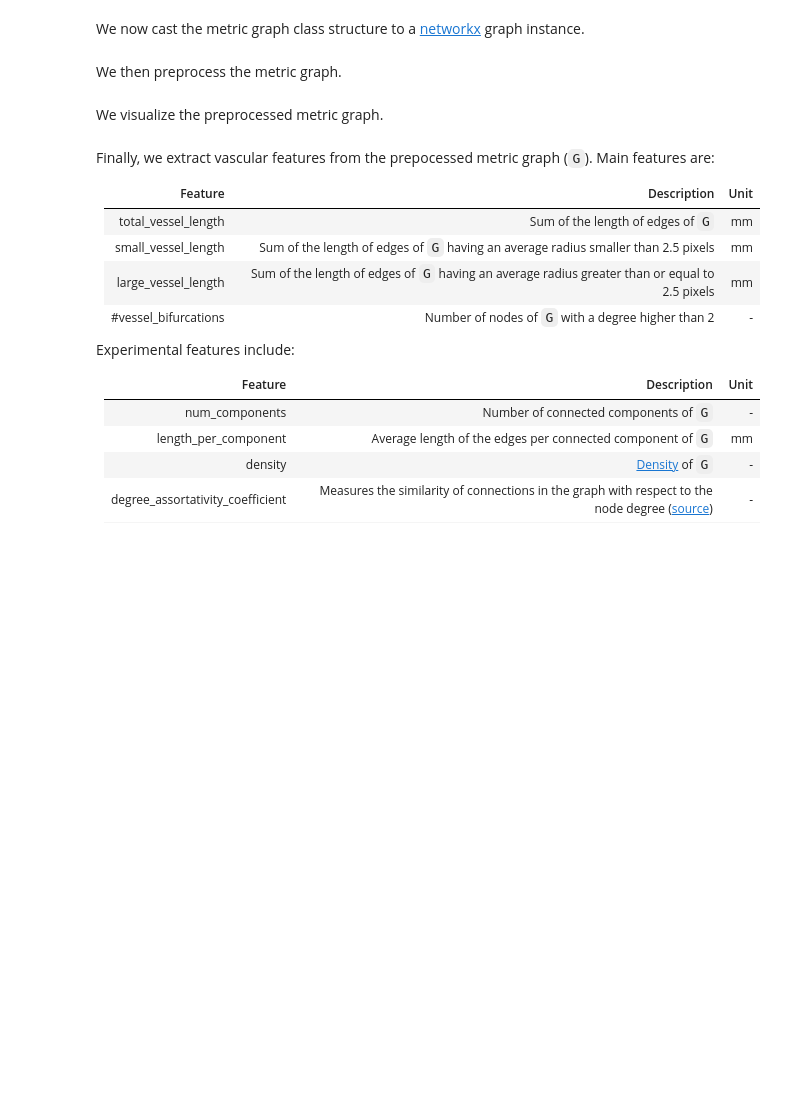
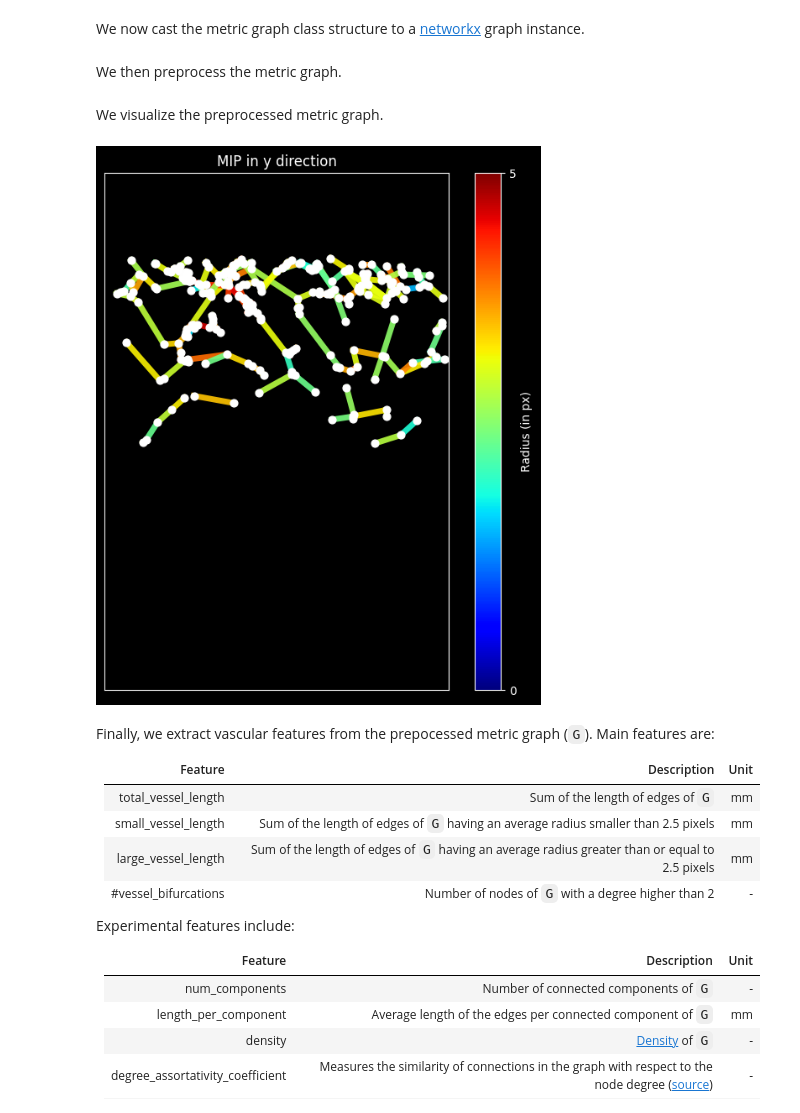
Before and after one commit to stefanhige/deepRAP, a Jupyter notebook: notebook.ipynb, the cells around one changed output. Drawn from its saved outputs; the diff is of its cells as text; code cells hidden in the pictures; blank space fills up the shorter version.

```diff
--- a/notebook.ipynb
+++ b/notebook.ipynb
@@ -429,8 +434,10 @@ model = UNet(
     dropout=True,  # not relevant for predict
 )
 
-model.load_state_dict(torch.load(model_file_layerseg))
-
+if torch.cuda.is_available():
+    model.load_state_dict(torch.load(model_file_layerseg))
+else:
+    model.load_state_dict(torch.load(model_file_layerseg, map_location=torch.device('cpu')))
 
 model.eval()
 device = torch.device("cuda" if torch.cuda.is_available() else "cpu")
@@ -1542,45 +1595,47 @@ def visualize_metric_graph(metric_graph, axis="x"):
     plt.style.use('dark_background')
     fig, ax = plt.subplots(figsize=(8, 8))
     radii = np.array([e[2]["radius"] for e in graph_clean.edges(data=True)])
-    sm = ScalarMappable(cmap='jet', norm=plt.Normalize(0, 4))#radii.max()))
+    sm = ScalarMappable(cmap='jet', norm=plt.Normalize(0, 5))
     sm.set_array(radii)
 
     for e in metric_graph.edges(data=True):
         radius = e[2]["radius"]
         if axis == "x":
-            edge = ax.plot([y for x, y, z in e[:2]], [z for x, y, z in e[:2]], linewidth=5)
+            edge = ax.plot([y for x, y, z in e[:2]], [z for x, y, z in e[:2]], linewidth=5, alpha=0.9)
         elif axis == "y":
-            edge = ax.plot([x for x, y, z in e[:2]], [z for x, y, z in e[:2]], linewidth=5)
+            edge = ax.plot([x for x, y, z in e[:2]], [z for x, y, z in e[:2]], linewidth=5, alpha=0.9)
         elif axis == "z":
-            edge = ax.plot([x for x, y, z in e[:2]], [y for x, y, z in e[:2]], linewidth=5)
+            edge = ax.plot([x for x, y, z in e[:2]], [y for x, y, z in e[:2]], linewidth=5, alpha=0.9)
         else:
             raise ValueError("Wrong axis specified.")
         edge[0].set_color(sm.to_rgba(radius))
 
     if axis == "x":
-        ax.scatter([y for x, y, z in metric_graph.nodes], [z for x, y, z in graph_clean.nodes], c="white", s=50, zorder=2.5)
+        ax.scatter([y for x, y, z in metric_graph.nodes], [z for x, y, z in graph_clean.nodes], c="white", s=40, zorder=2.5)
         xmax=171
         ymax=500
     elif axis == "y":
-        ax.scatter([x for x, y, z in metric_graph.nodes], [z for x, y, z in graph_clean.nodes], c="white", s=50, zorder=2.5)
+        ax.scatter([x for x, y, z in metric_graph.nodes], [z for x, y, z in graph_clean.nodes], c="white", s=40, zorder=2.5)
         xmax=333
         ymax=500
     elif axis == "z":
-        ax.scatter([x for x, y, z in metric_graph.nodes], [y for x, y, z in graph_clean.nodes], c="white", s=50, zorder=2.5)
+        ax.scatter([x for x, y, z in metric_graph.nodes], [y for x, y, z in graph_clean.nodes], c="white", s=40, zorder=2.5)
         xmax=333
         ymax=171
     else:
         raise ValueError("Wrong axis specified.")
 
     ax.get_xaxis().set_ticks([])
     ax.get_yaxis().set_ticks([])
     ax.set_ylim(ymin=0, ymax=ymax)
     ax.set_xlim(xmin=0, xmax=xmax)
     ax.set_title(f"MIP in {axis} direction")
-    cbar = plt.colorbar(sm, ax=ax, ticks=[0, 4], label='Radius (in px)')
+    cbar = plt.colorbar(sm, ax=ax, ticks=[0, 5], label='Radius (in px)')
     ax.set_box_aspect(ymax/xmax)
 
 visualize_metric_graph(graph_clean, axis="y")
+# %% [output]
+[figure, added]
 # %% [markdown]
 Finally, we extract vascular features from the prepocessed metric graph (`G`). Main features are:
 
```
Also changed, not shown: parts of 11 cells of this notebook.
